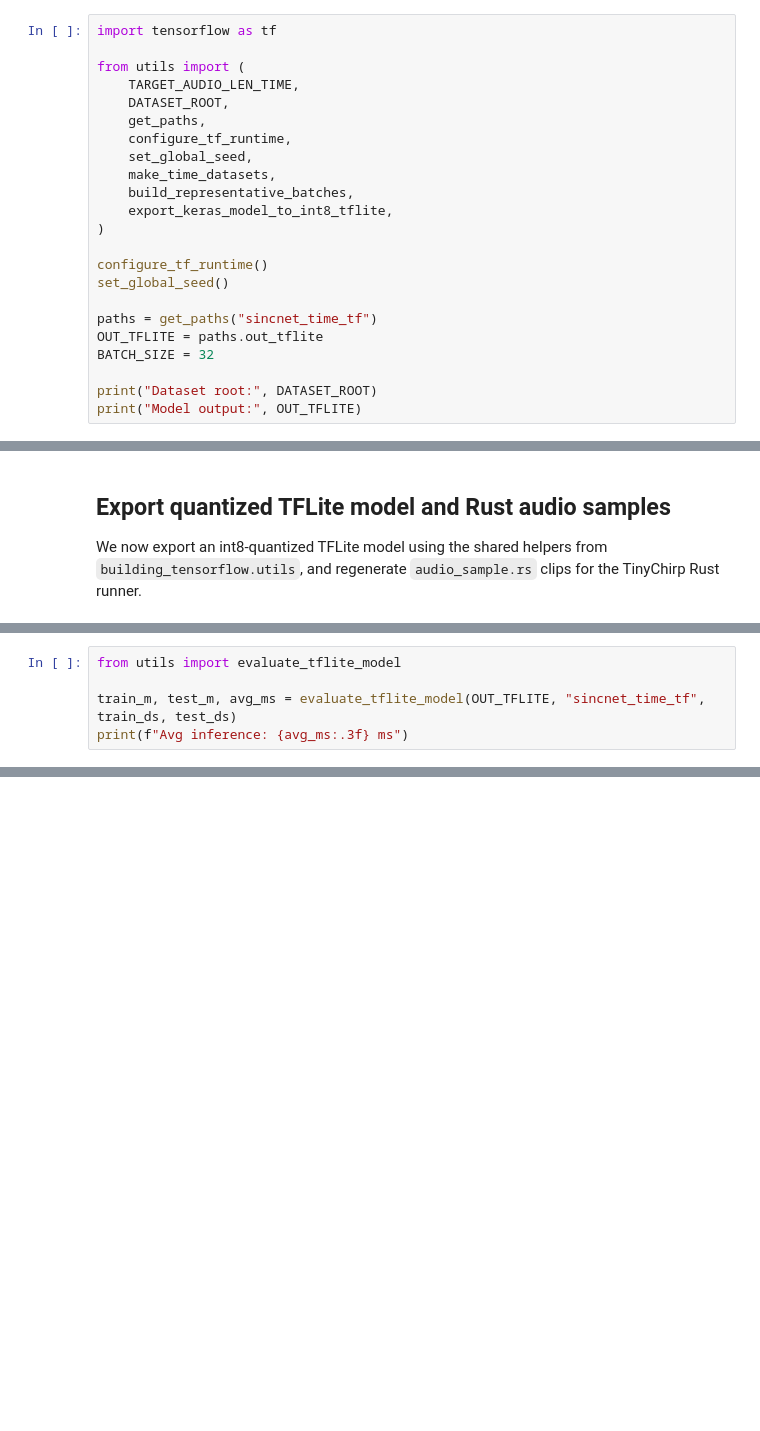
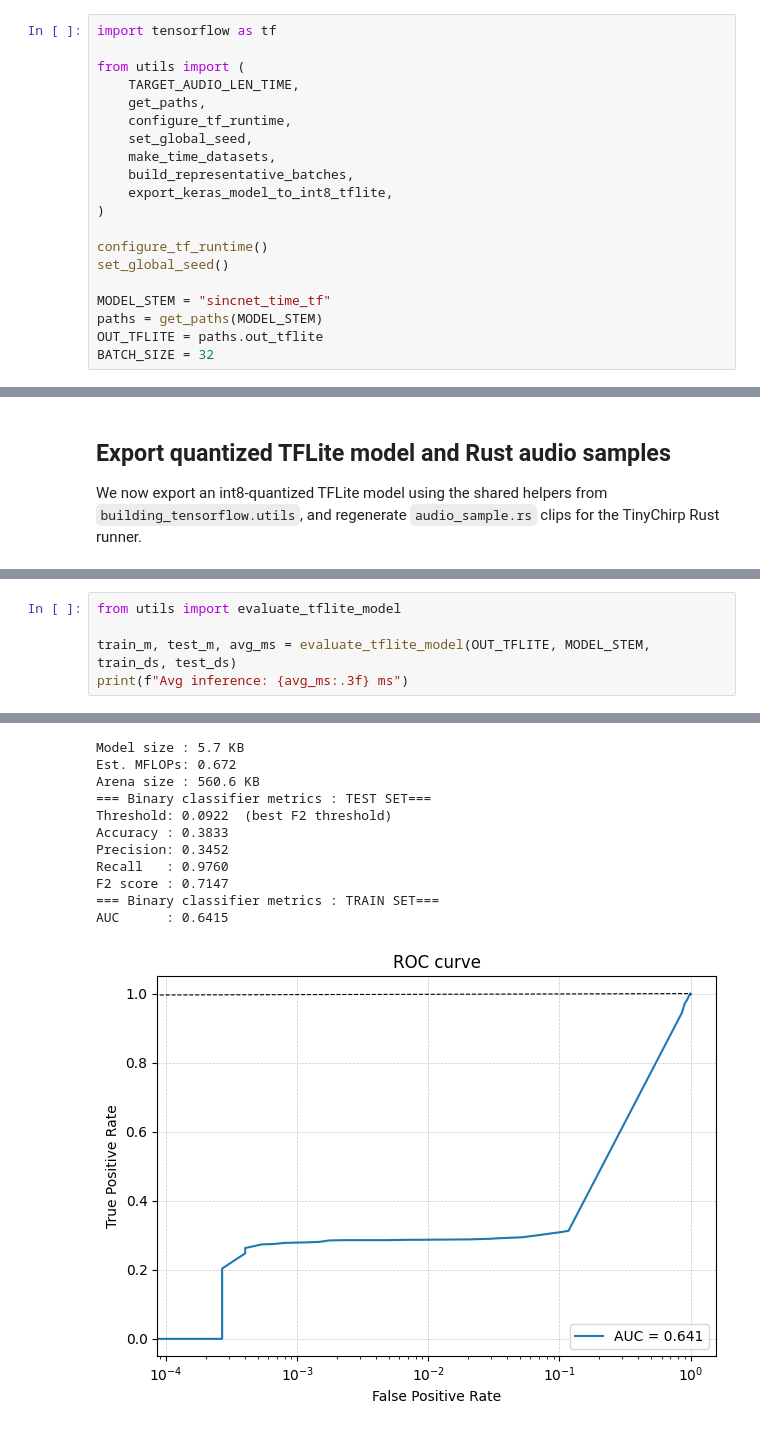
Before and after one commit to NathanDuboisset/tiny-chirp-microflow, a Jupyter notebook: building_tensorflow/sincnet_time.ipynb, the cells around one changed output, grey strips where cells are left out. Drawn from its saved outputs; the diff is of its cells as text; blank space fills up the shorter version.

```diff
--- a/building_tensorflow/sincnet_time.ipynb
+++ b/building_tensorflow/sincnet_time.ipynb
@@ -12,7 +12,6 @@ import tensorflow as tf
 
 from utils import (
     TARGET_AUDIO_LEN_TIME,
-    DATASET_ROOT,
     get_paths,
     configure_tf_runtime,
     set_global_seed,
@@ -24,10 +23,8 @@ from utils import (
 configure_tf_runtime()
 set_global_seed()
 
-paths = get_paths("sincnet_time_tf")
+MODEL_STEM = "sincnet_time_tf"
+paths = get_paths(MODEL_STEM)
 OUT_TFLITE = paths.out_tflite
 BATCH_SIZE = 32
-
-print("Dataset root:", DATASET_ROOT)
-print("Model output:", OUT_TFLITE)
 # %% [output]
@@ -255,5 +293,6 @@ except Exception as e:
 # %%
 from utils import evaluate_tflite_model
 
-train_m, test_m, avg_ms = evaluate_tflite_model(OUT_TFLITE, "sincnet_time_tf", train_ds, test_ds)
+train_m, test_m, avg_ms = evaluate_tflite_model(OUT_TFLITE, MODEL_STEM, train_ds, test_ds)
 print(f"Avg inference: {avg_ms:.3f} ms")
+# %% [output]
@@ -259,0 +302,12 @@ print(f"Avg inference: {avg_ms:.3f} ms")
+Model size : 5.7 KB
+Est. MFLOPs: 0.672
+Arena size : 560.6 KB
+=== Binary classifier metrics : TEST SET===
+Threshold: 0.0922  (best F2 threshold)
+Accuracy : 0.3833
+Precision: 0.3452
+Recall   : 0.9760
+F2 score : 0.7147
+=== Binary classifier metrics : TRAIN SET===
+AUC      : 0.6415
+[figure, added]
```
Also changed, not shown: parts of 9 cells of this notebook, 20 other files.
